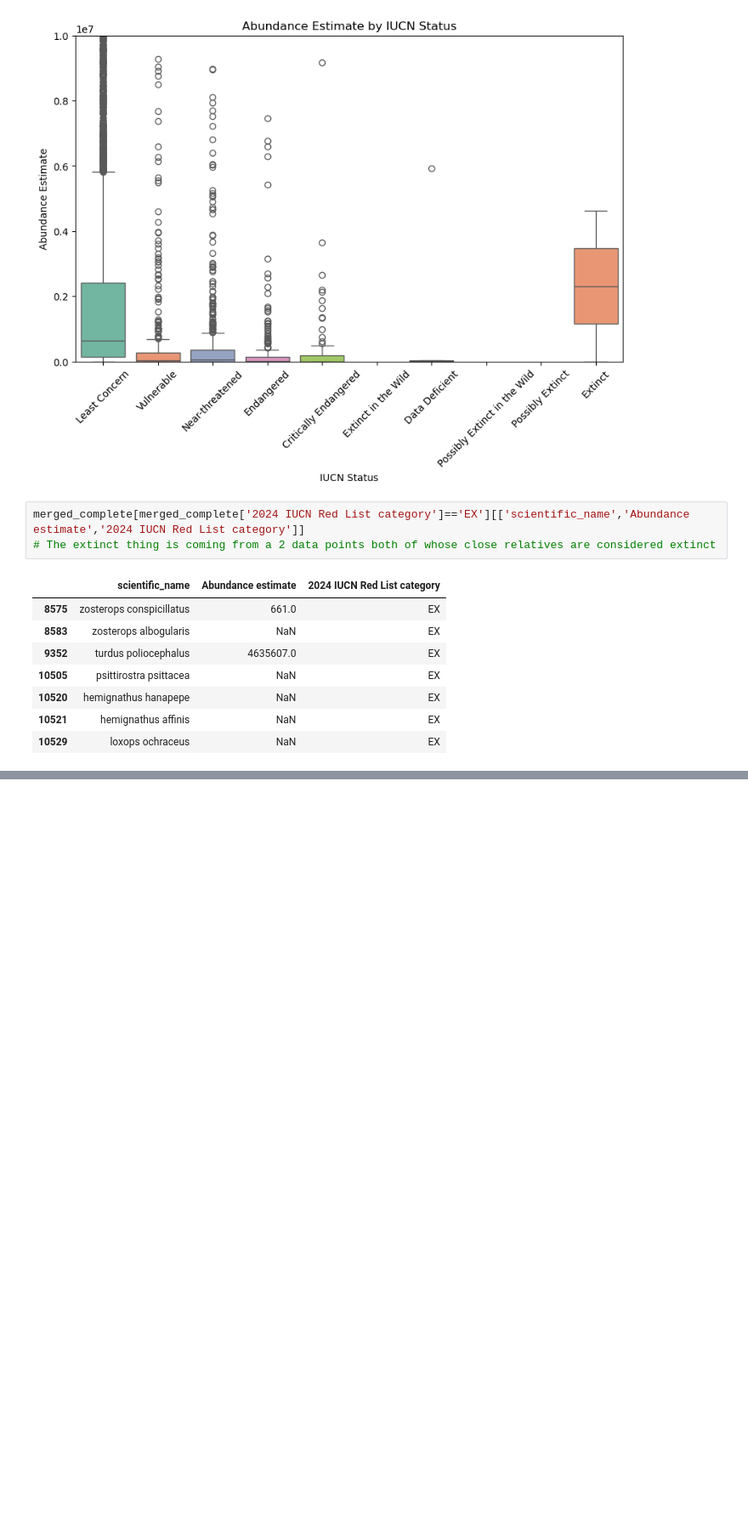
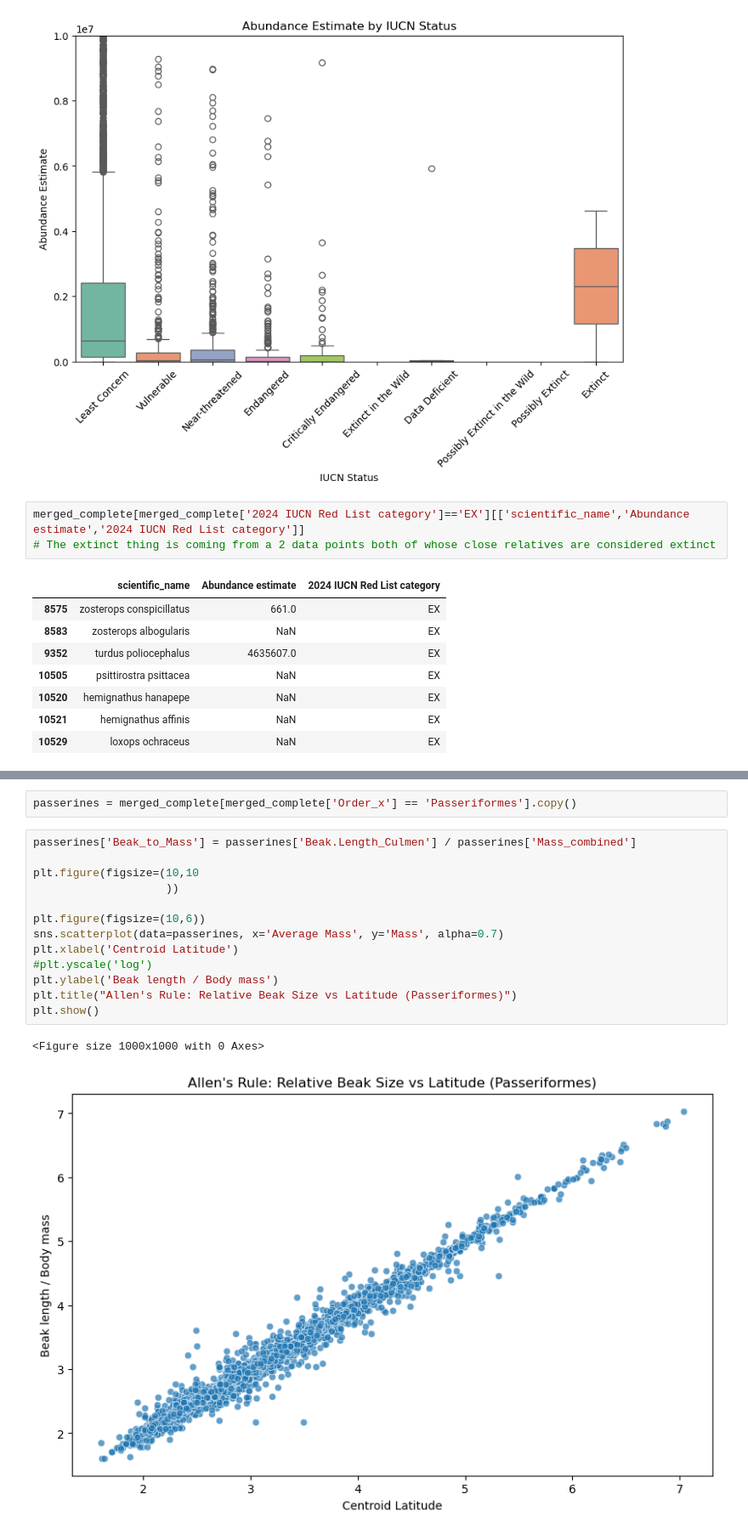
Before and after one commit to anagha2104/DSP_group_project_avian_datasets, a Jupyter notebook: notebooks/analysis.ipynb, the cells around one changed output, grey strips where cells are left out. Shown at 85% size. Drawn from its saved outputs; the diff is of its cells as text; blank space fills up the shorter version.

```diff
--- a/notebooks/analysis.ipynb
+++ b/notebooks/analysis.ipynb
@@ -274,0 +317,18 @@ Beak.Depth         0.589581 -0.436432
+# %%
+passerines = merged_complete[merged_complete['Order_x'] == 'Passeriformes'].copy()
+# %%
+passerines['Beak_to_Mass'] = passerines['Beak.Length_Culmen'] / passerines['Mass_combined']
+
+plt.figure(figsize=(10,10
+                    ))
+
+plt.figure(figsize=(10,6))
+sns.scatterplot(data=passerines, x='Average Mass', y='Mass', alpha=0.7)
+plt.xlabel('Centroid Latitude')
+#plt.yscale('log')
+plt.ylabel('Beak length / Body mass')
+plt.title("Allen's Rule: Relative Beak Size vs Latitude (Passeriformes)")
+plt.show()
+# %% [output]
+<Figure size 1000x1000 with 0 Axes>
+[figure, added]
```
Also changed, not shown: parts of 11 cells of this notebook, 11 other files.
